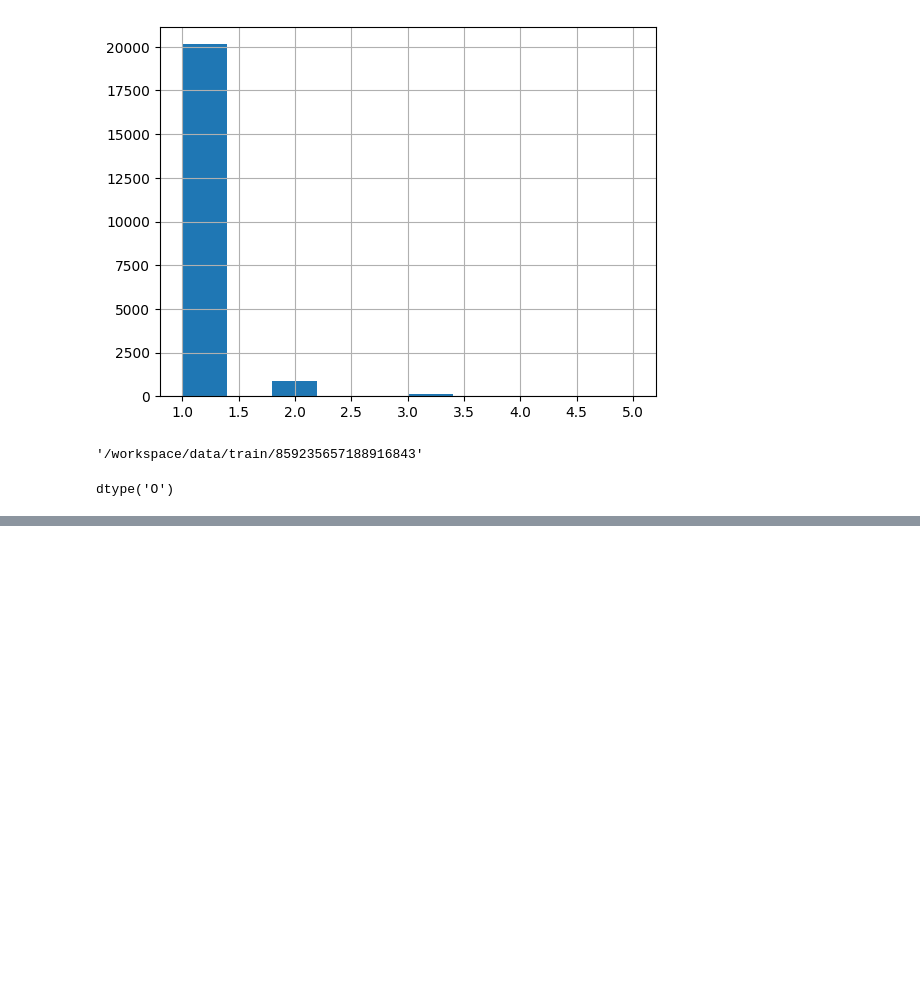
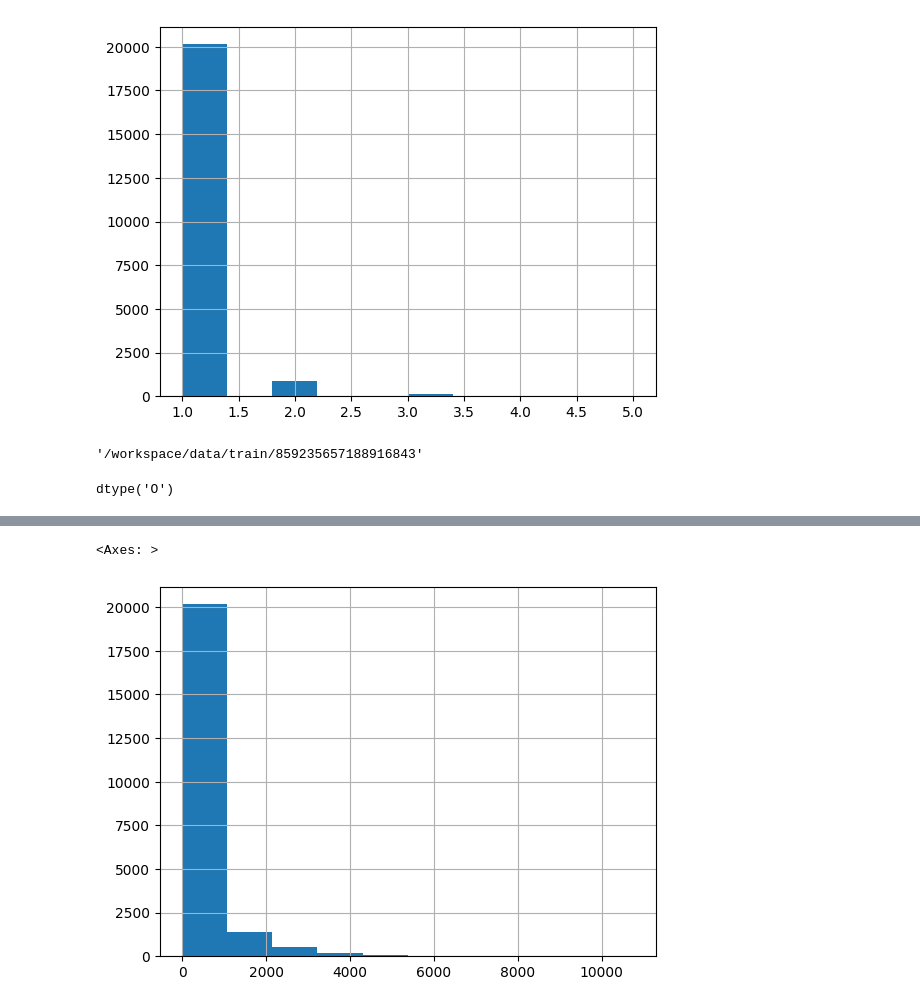
Before and after one commit to mkotyushev/contrails, a Jupyter notebook: src/notebooks/eda.ipynb, the cells around one changed output, grey strips where cells are left out. Drawn from its saved outputs; the diff is of its cells as text; code cells hidden in the pictures; blank space fills up the shorter version.

```diff
--- a/src/notebooks/eda.ipynb
+++ b/src/notebooks/eda.ipynb
@@ -1076,0 +1082,5 @@ df
+# %%
+df['mask_sum'].hist()
+# %% [output]
+<Axes: >
+[figure, added]
```
Also changed, not shown: parts of 14 cells of this notebook.
